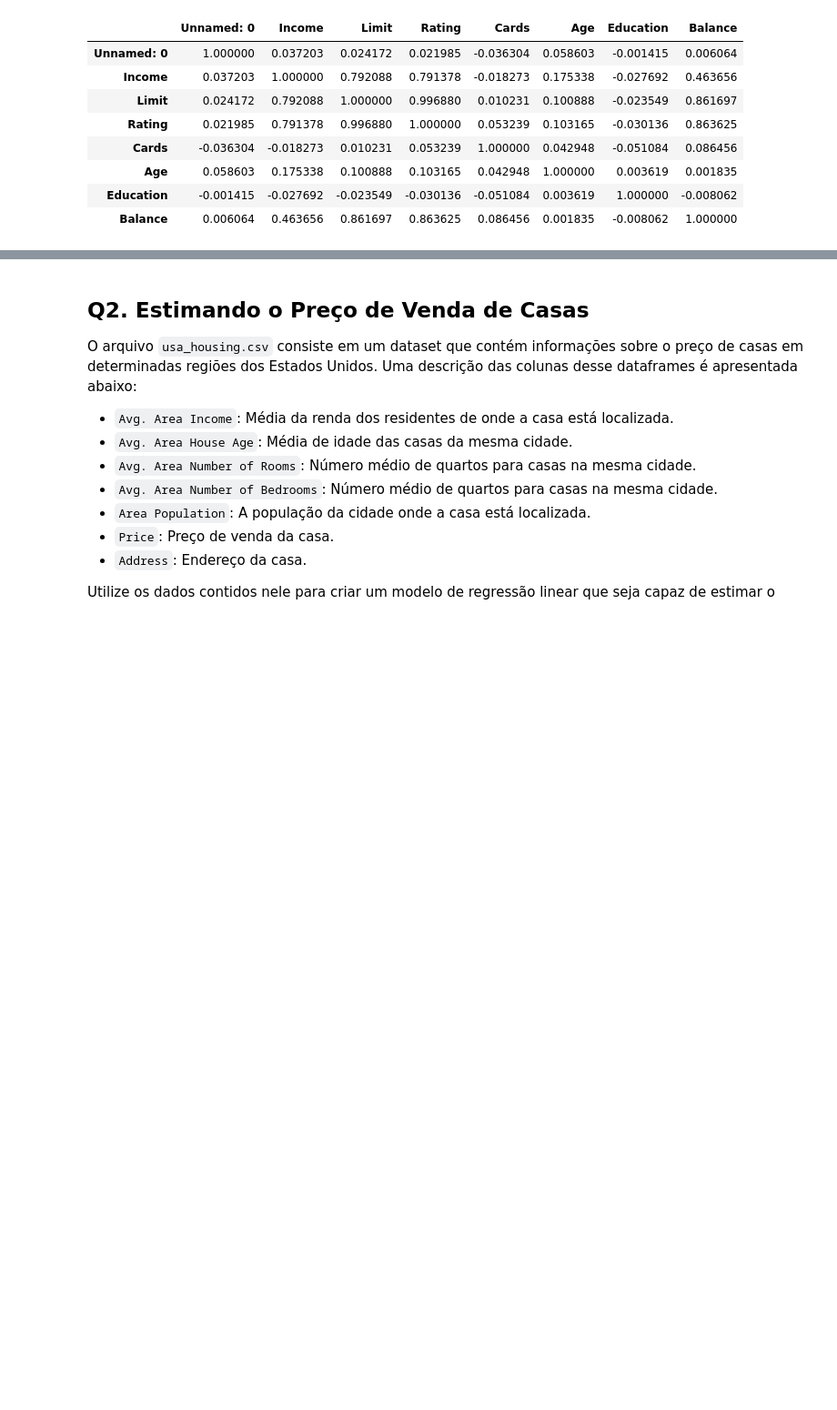
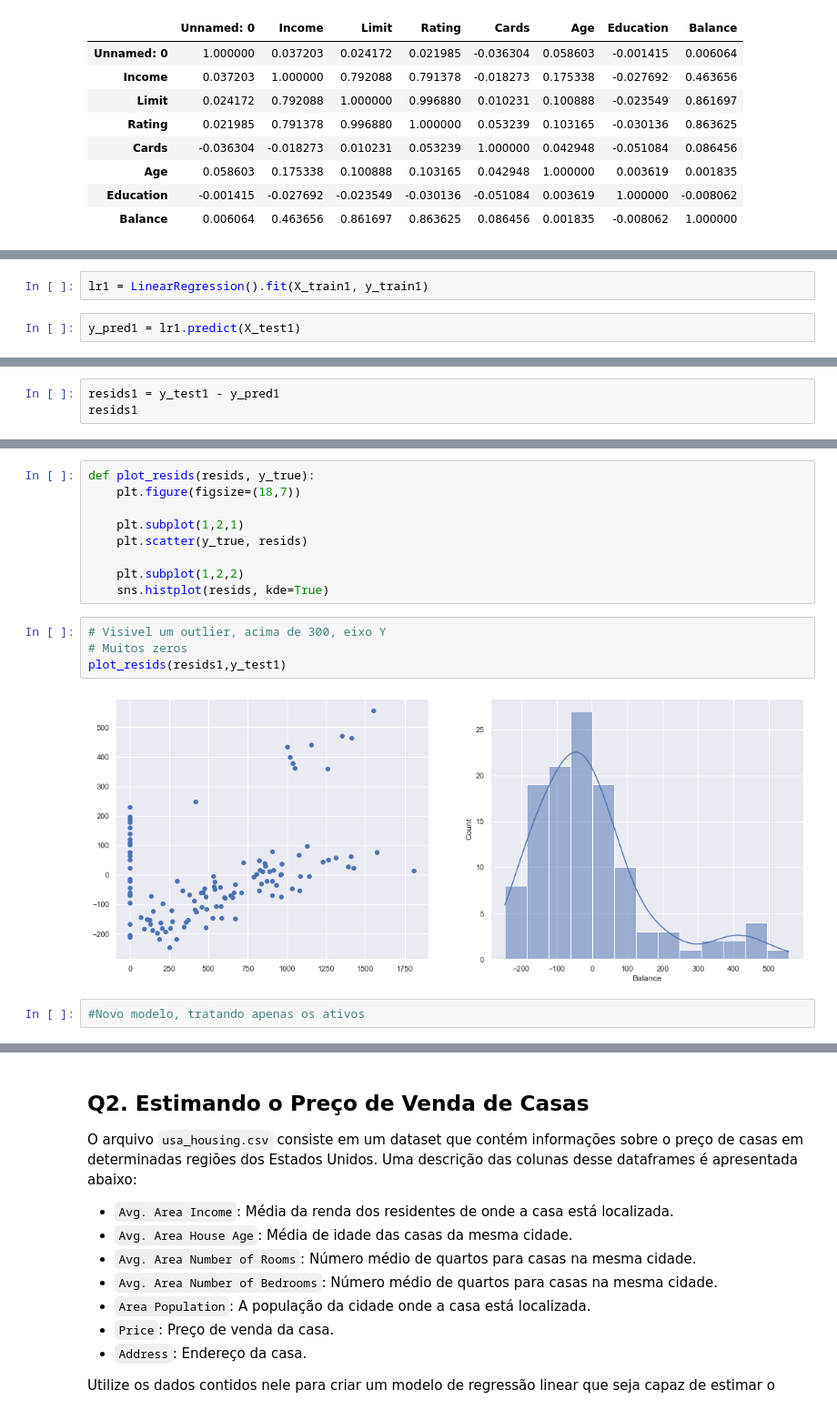
Before and after one commit to Gartarok/Bootcamp-Dados, a Jupyter notebook: DataScience/Case2/RegMultipla.ipynb, the cells around one changed output, grey strips where cells are left out. Shown at 91% size. Cells and saved outputs as stored; diff of their text form; blank space fills up the shorter version.

```diff
--- a/DataScience/Case2/RegMultipla.ipynb
+++ b/DataScience/Case2/RegMultipla.ipynb
@@ -95,0 +153,4 @@ df.corr()
+# %%
+lr1 = LinearRegression().fit(X_train1, y_train1)
+# %%
+y_pred1 = lr1.predict(X_test1)
@@ -95,0 +171,3 @@ df.corr()
+# %%
+resids1 = y_test1 - y_pred1
+resids1
@@ -95,0 +187,17 @@ df.corr()
+# %%
+def plot_resids(resids, y_true):
+    plt.figure(figsize=(18,7))
+
+    plt.subplot(1,2,1)
+    plt.scatter(y_true, resids)
+
+    plt.subplot(1,2,2)
+    sns.histplot(resids, kde=True)
+# %%
+# Visivel um outlier, acima de 300, eixo Y
+# Muitos zeros
+plot_resids(resids1,y_test1)
+# %% [output]
+[figure, added]
+# %%
+#Novo modelo, tratando apenas os ativos
```
Also changed, not shown: parts of 39 cells of this notebook.
